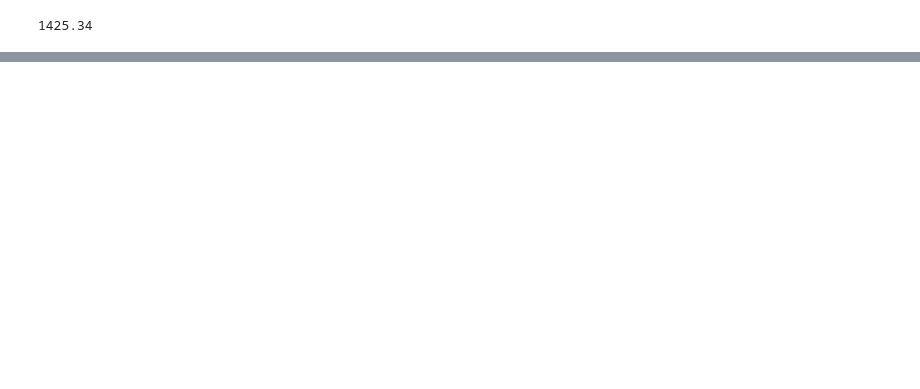
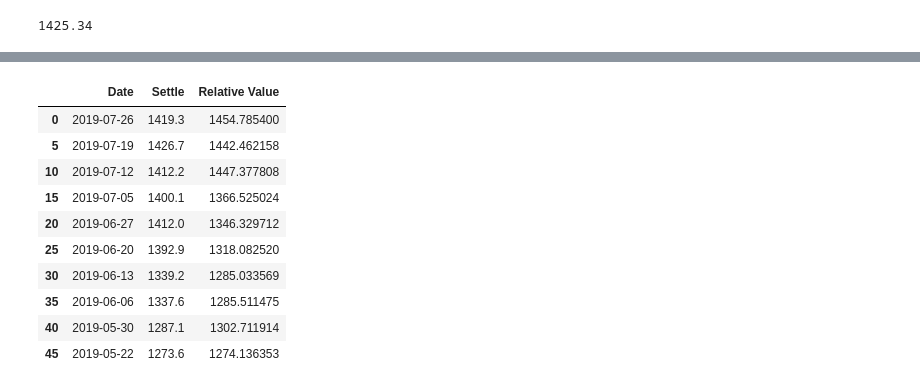
Before and after one commit to CaptainPica/Precious_Metals_Trading, a Jupyter notebook: notebooks/Gold_DL.ipynb, the cells around one changed output, grey strips where cells are left out. Cells and saved outputs as stored; diff of their text form; code cells hidden in the pictures; blank space fills up the shorter version.

```diff
--- a/notebooks/Gold_DL.ipynb
+++ b/notebooks/Gold_DL.ipynb
@@ -283,0 +287,16 @@ FinalPredict_DF2.head()
+# %%
+only_fridays = [i for i in range(0,len(FinalPredict_DF2.index)+1,5)]
+weekly = FinalPredict_DF2.iloc[only_fridays]
+weekly.head(10)
+# %% [output]
+|  | Date | Settle | Relative Value |
+| 0 | 2019-07-26 | 1419.3 | 1454.785400 |
+| 5 | 2019-07-19 | 1426.7 | 1442.462158 |
+| 10 | 2019-07-12 | 1412.2 | 1447.377808 |
+| 15 | 2019-07-05 | 1400.1 | 1366.525024 |
+| 20 | 2019-06-27 | 1412.0 | 1346.329712 |
+| 25 | 2019-06-20 | 1392.9 | 1318.082520 |
+| 30 | 2019-06-13 | 1339.2 | 1285.033569 |
+| 35 | 2019-06-06 | 1337.6 | 1285.511475 |
+| 40 | 2019-05-30 | 1287.1 | 1302.711914 |
+| 45 | 2019-05-22 | 1273.6 | 1274.136353 |
```
Also changed, not shown: parts of 12 cells of this notebook, 4 other files.
